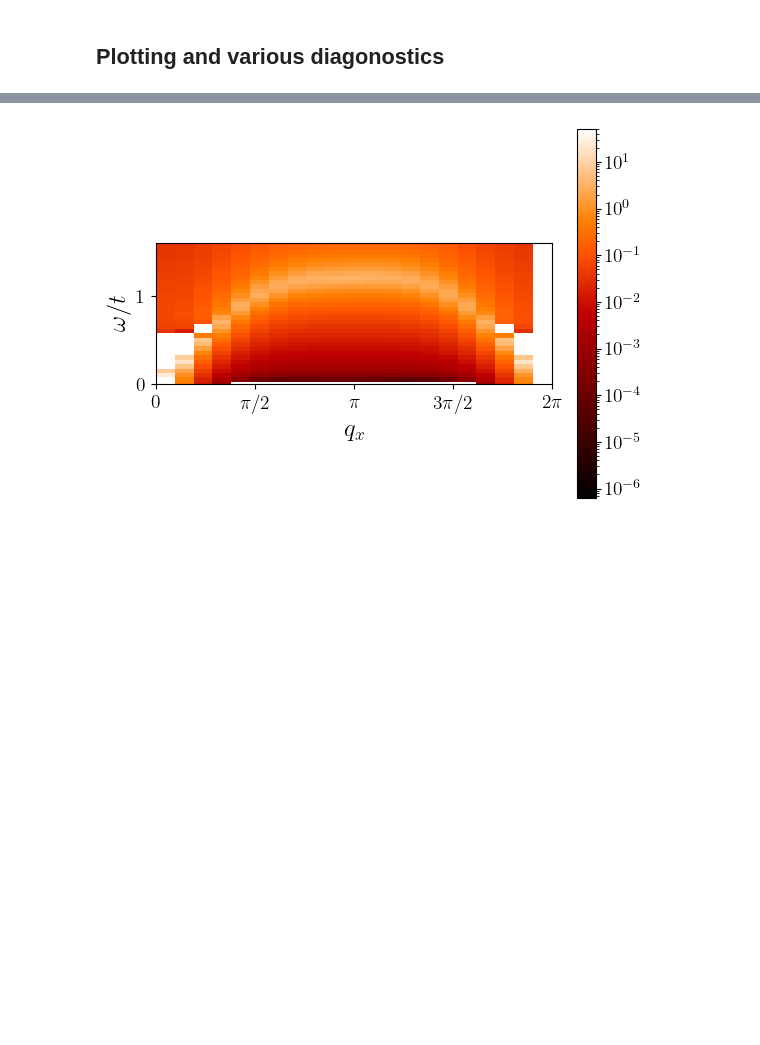
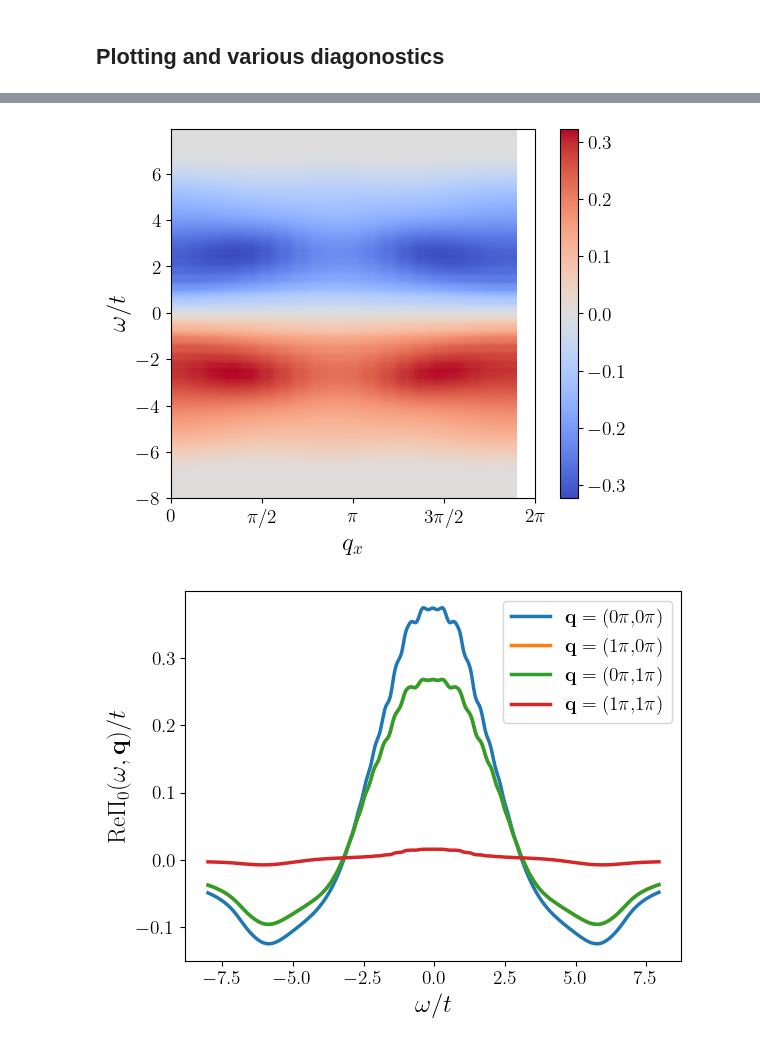
Before and after one commit to j-curtis/holes_and_magnons, a Jupyter notebook: Magnon_RPA_plots.ipynb, the cells around one changed output, grey strips where cells are left out. Cells and saved outputs as stored; diff of their text form; code cells hidden in the pictures; blank space fills up the shorter version.

```diff
--- a/Magnon_RPA_plots.ipynb
+++ b/Magnon_RPA_plots.ipynb
@@ -212,11 +212,41 @@ if True:
-# %%
-plt.imshow(np.transpose(-1./np.pi*np.imag(np.trace(magnon_propagator[:,0,:]))),origin='lower',extent=[kxs[0],kxs[-1],ws[0],ws[-1]],aspect=1.4,cmap='gist_heat',norm=mclr.LogNorm())
-plt.ylabel(r'$\omega/t$')
-plt.ylim(0.*J,3.*J)
-plt.xlabel(r'$q_x$')
-plt.xticks([0,np.pi/2.,np.pi,3.*np.pi/2.,2.*np.pi],[r'0',r'$\pi/2$',r'$\pi$',r'$3\pi/2$',r'$2\pi$'])
-plt.colorbar()
-#if saveFigs: plt.savefig(figDirectory+"/Magnon_spectrum.pdf",bbox_inches='tight')
-plt.show()
-# %% [output]
-[figure, removed]
+# %%
+### Frequency cuts of magnon propagator spectral function trace
+indices = [ [0,0],[10,0],[0,10],[10,10]]
+clrs = ['red','green','blue','purple']
+label_strings = [ r'$\mathbf{q}=($'+"{qx:0.0f}".format(qx=kxs[i[0]]/np.pi) + r'$\pi,$' + "{qy:0.0f}".format(qy=kys[i[1]]/np.pi) + r'$\pi)$'  for i in indices]
+
+
+### Frequency dependence of kernel for kx cut
+plt.imshow(np.transpose(ImPi[:,0,:]),origin='lower',extent=[kxs[0],kxs[-1],ws[0],ws[-1]],aspect=0.4,cmap='coolwarm')
+plt.xlabel(r'$q_x$')
+plt.xticks([0,np.pi/2.,np.pi,3.*np.pi/2.,2.*np.pi],[r'0',r'$\pi/2$',r'$\pi$',r'$3\pi/2$',r'$2\pi$'])
+plt.ylabel(r'$\omega/t$')
+plt.colorbar()
+if saveFigs: plt.savefig(figDirectory+"/ImPi0_w_qx.pdf",bbox_inches='tight')
+plt.show()
+
+### Frequency cuts of polarizations of magnons
+if True:
+    for j in range(len(indices)):
+        i = indices[j]
+        plt.plot(ws/rpa.t,np.real(Pi[i[0],i[1],:])/rpa.t,label=label_strings[j])
+
+    plt.xlabel(r'$\omega/t$')
+    plt.ylabel(r'Re$\Pi_0(\omega,\mathbf{q})/t$')
+    plt.legend()
+    if saveFigs: plt.savefig(figDirectory+"/RePi0.pdf",bbox_inches='tight')
+    plt.show()
+
+if True:
+    for j in range(len(indices)):
+        i = indices[j]
+        plt.plot(ws/rpa.t,np.imag(Pi[i[0],i[1],:])/rpa.t,label=label_strings[j],color=clrs[j])
+
+    plt.xlabel(r'$\omega/t$')
+    plt.ylabel(r'Im$\Pi_0(\omega,\mathbf{q})/t$')
+    plt.legend()
+    if saveFigs: plt.savefig(figDirectory+"/ImPi0.pdf",bbox_inches='tight')
+    plt.show()
+# %% [output]
+[figure, added]
+[figure, added]
```
Also changed, not shown: parts of 6 cells of this notebook.
